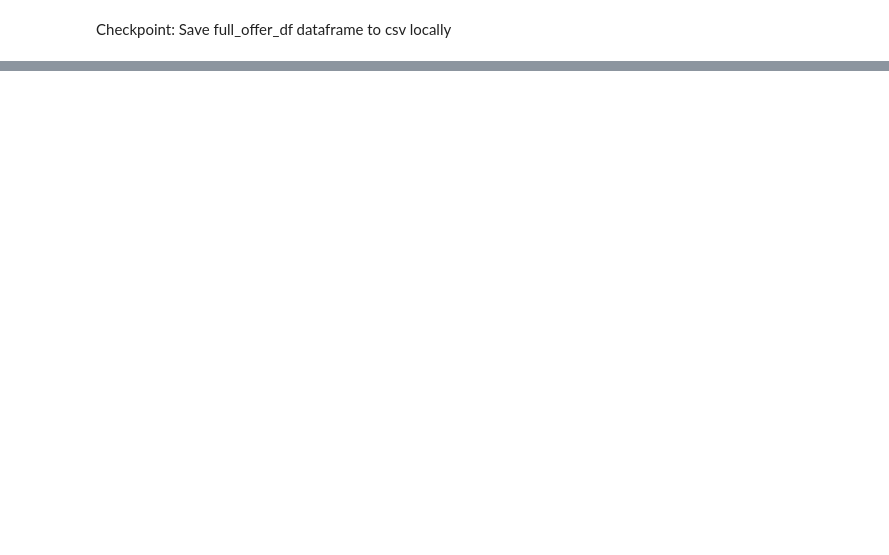
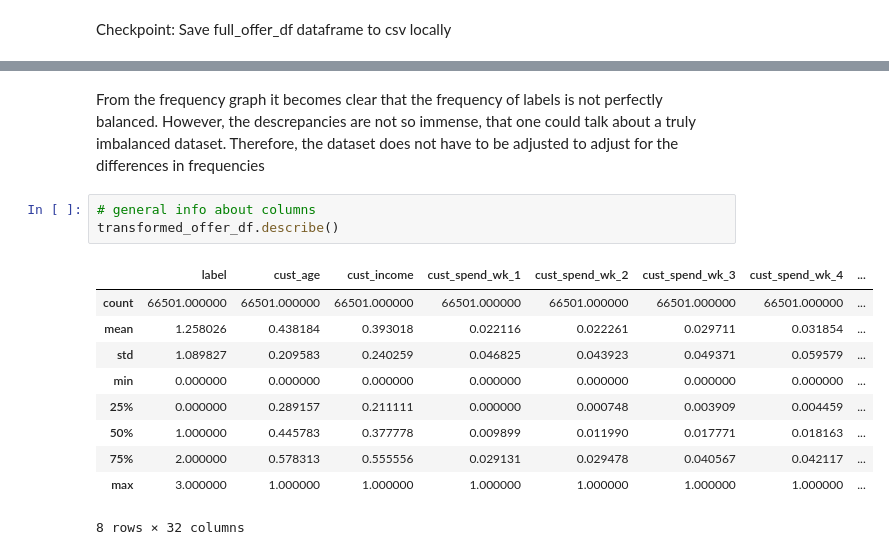
Before and after one commit to LucasAB11/Udacity_Capstone_Starbucks_App, a Jupyter notebook: Starbucks_Capstone_notebook.ipynb, the cells around one changed output, grey strips where cells are left out. Drawn from its saved outputs; the diff is of its cells as text; blank space fills up the shorter version.

```diff
--- a/Starbucks_Capstone_notebook.ipynb
+++ b/Starbucks_Capstone_notebook.ipynb
@@ -594,0 +717,16 @@ offer_df = pd.read_csv('data/Local Save Files/offer_df.csv', index_col = 0)
+# %% [markdown]
+From the frequency graph it becomes clear that the frequency of labels is not perfectly balanced. However, the descrepancies are not so immense, that one could talk about a truly imbalanced dataset. Therefore, the dataset does not have to be adjusted to adjust for the differences in frequencies
+# %%
+# general info about columns
+transformed_offer_df.describe()
+# %% [output]
+|  | label | cust_age | cust_income | cust_spend_wk_1 | cust_spend_wk_2 | cust_spend_wk_3 | cust_spend_wk_4 | ... |
+| count | 66501.000000 | 66501.000000 | 66501.000000 | 66501.000000 | 66501.000000 | 66501.000000 | 66501.000000 | ... |
+| mean | 1.258026 | 0.438184 | 0.393018 | 0.022116 | 0.022261 | 0.029711 | 0.031854 | ... |
+| std | 1.089827 | 0.209583 | 0.240259 | 0.046825 | 0.043923 | 0.049371 | 0.059579 | ... |
+| min | 0.000000 | 0.000000 | 0.000000 | 0.000000 | 0.000000 | 0.000000 | 0.000000 | ... |
+| 25% | 0.000000 | 0.289157 | 0.211111 | 0.000000 | 0.000748 | 0.003909 | 0.004459 | ... |
+| 50% | 1.000000 | 0.445783 | 0.377778 | 0.009899 | 0.011990 | 0.017771 | 0.018163 | ... |
+| 75% | 2.000000 | 0.578313 | 0.555556 | 0.029131 | 0.029478 | 0.040567 | 0.042117 | ... |
+| max | 3.000000 | 1.000000 | 1.000000 | 1.000000 | 1.000000 | 1.000000 | 1.000000 | ... |
+8 rows × 32 columns
```
Also changed, not shown: parts of 43 cells of this notebook, 4 other files.
